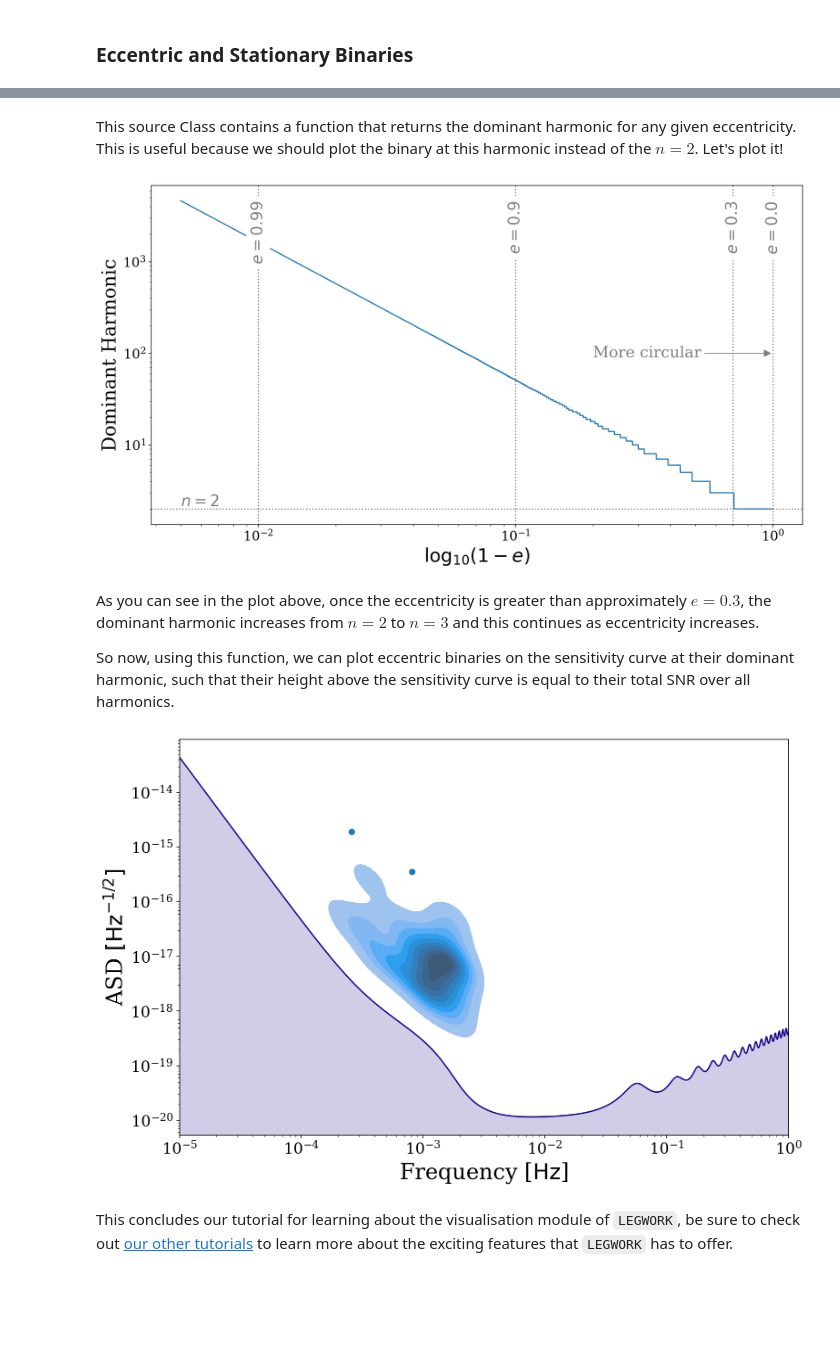
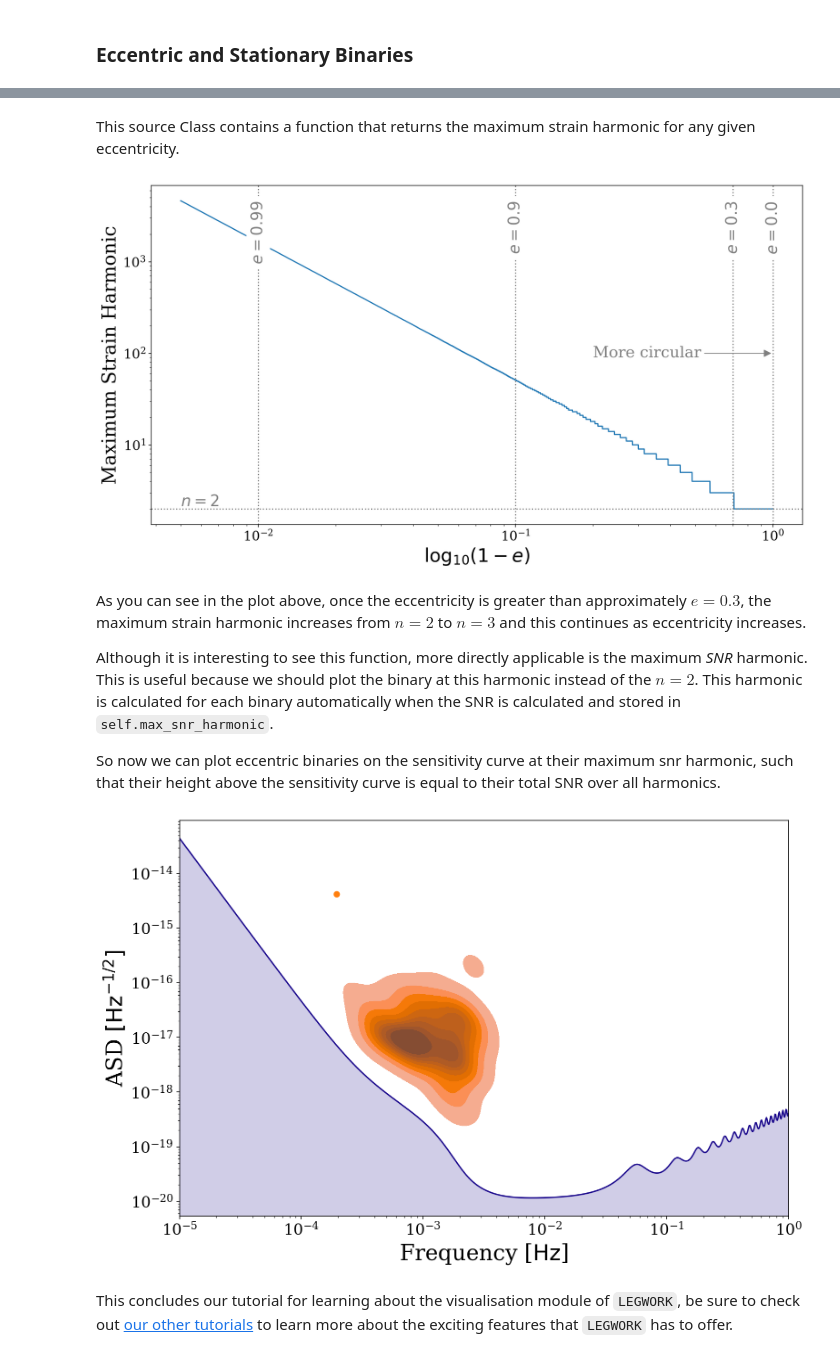
Before and after one commit to TeamLEGWORK/LEGWORK, a Jupyter notebook: docs/notebooks/Visualisation.ipynb, the cells around one changed output, grey strips where cells are left out. Saved outputs shown, nothing was run; the diff lists cells and outputs as text; code cells hidden in the pictures; blank space fills up the shorter version.

```diff
--- a/docs/notebooks/Visualisation.ipynb
+++ b/docs/notebooks/Visualisation.ipynb
@@ -342,41 +342,43 @@ Calculating SNR for 500 sources
 # %% [markdown]
-This source Class contains a function that returns the dominant harmonic for any given eccentricity. This is useful because we should plot the binary at this harmonic instead of the $n=2$. Let's plot it!
+This source Class contains a function that returns the maximum strain harmonic for any given eccentricity.
 # %%
 e_range = np.linspace(0, 0.995, 10000)
-dh = sources.dominant_harmonic(e_range)
+msh = sources.max_strain_harmonic(e_range)
 
 fig = plt.figure(figsize=(15, 8))
 
-plt.loglog(1 - e_range, dh)
+plt.loglog(1 - e_range, msh)
 
 plt.axhline(2, linestyle="dotted", color="grey")
 plt.annotate(r"$n = 2$", xy=(5e-3, 2), va="bottom", fontsize=20, color="grey")
 
 for e, l in [(0, r"$e=0.0$"), (0.3, r"$e=0.3$"), (0.9, r"$e=0.9$"), (0.99, r"$e=0.99$")]:
     plt.axvline(1 - e, linestyle="dotted", color="grey")
-    plt.annotate(l, xy=(1 - e, np.max(dh)), rotation=90, ha="center", va="top",
+    plt.annotate(l, xy=(1 - e, np.max(msh)), rotation=90, ha="center", va="top",
                  fontsize=20, color="grey", bbox=dict(boxstyle="round", fc="white", ec="none"))
 
 plt.annotate("More circular", xy=(1, 1e2), xytext=(2e-1, 1e2), fontsize=20, va="center", color="grey",
              arrowprops=dict(arrowstyle="-|>", fc="grey", ec="grey"))
 
 plt.xlabel(r"$\log_{10}(1 - e)$")
-plt.ylabel("Dominant Harmonic")
+plt.ylabel("Maximum Strain Harmonic")
 
 plt.show()
 # %% [output]
-[figure, old version]
+[figure, new version]
 # %% [markdown]
-As you can see in the plot above, once the eccentricity is greater than approximately $e = 0.3$, the dominant harmonic increases from $n = 2$ to $n = 3$ and this continues as eccentricity increases.
+As you can see in the plot above, once the eccentricity is greater than approximately $e = 0.3$, the maximum strain harmonic increases from $n = 2$ to $n = 3$ and this continues as eccentricity increases.
 
-So now, using this function, we can plot eccentric binaries on the sensitivity curve at their dominant harmonic, such that their height above the sensitivity curve is equal to their total SNR over all harmonics.
+Although it is interesting to see this function, more directly applicable is the maximum *SNR* harmonic. This is useful because we should plot the binary at this harmonic instead of the $n=2$. This harmonic is calculated for each binary automatically when the SNR is calculated and stored in ``self.max_snr_harmonic``.
+
+So now we can plot eccentric binaries on the sensitivity curve at their maximum snr harmonic, such that their height above the sensitivity curve is equal to their total SNR over all harmonics.
 # %%
-f_dom = f_orb * sources.dominant_harmonic(sources.ecc)
+f_dom = f_orb * sources.max_snr_harmonic
 
-fig, ax = vis.plot_sources_on_sc_ecc_stat(f_dom, sources.snr, snr_cutoff=7, show=False)
+fig, ax = vis.plot_sources_on_sc_ecc_stat(f_dom, sources.snr, snr_cutoff=7, show=False, color="tab:orange")
 fig, ax = vis.plot_sources_on_sc_ecc_stat(f_dom, sources.snr, snr_cutoff=7, fig=fig, ax=ax, disttype="kde",
-                                          fill=True, thresh=0.05)
+                                          fill=True, thresh=0.05, color="tab:orange")
 # %% [output]
-[figure, old version]
+[figure, new version]
 # %% [markdown]
 This concludes our tutorial for learning about the visualisation module of ``LEGWORK``, be sure to check out [our other tutorials](../tutorials.rst) to learn more about the exciting features that ``LEGWORK`` has to offer.
```
Also changed, not shown: parts of 17 cells of this notebook, 1 other file.
